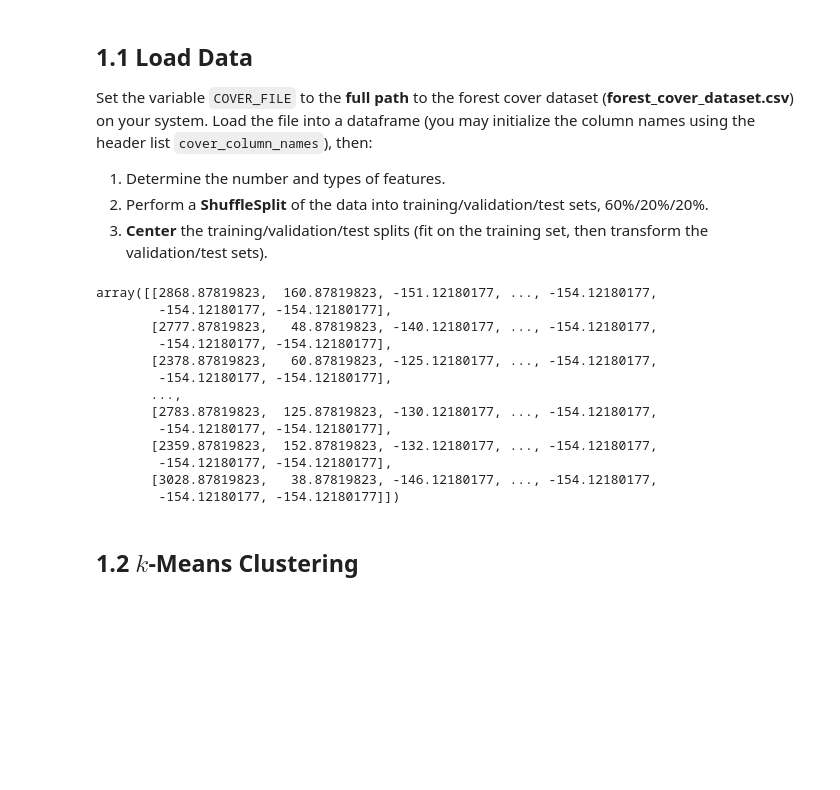
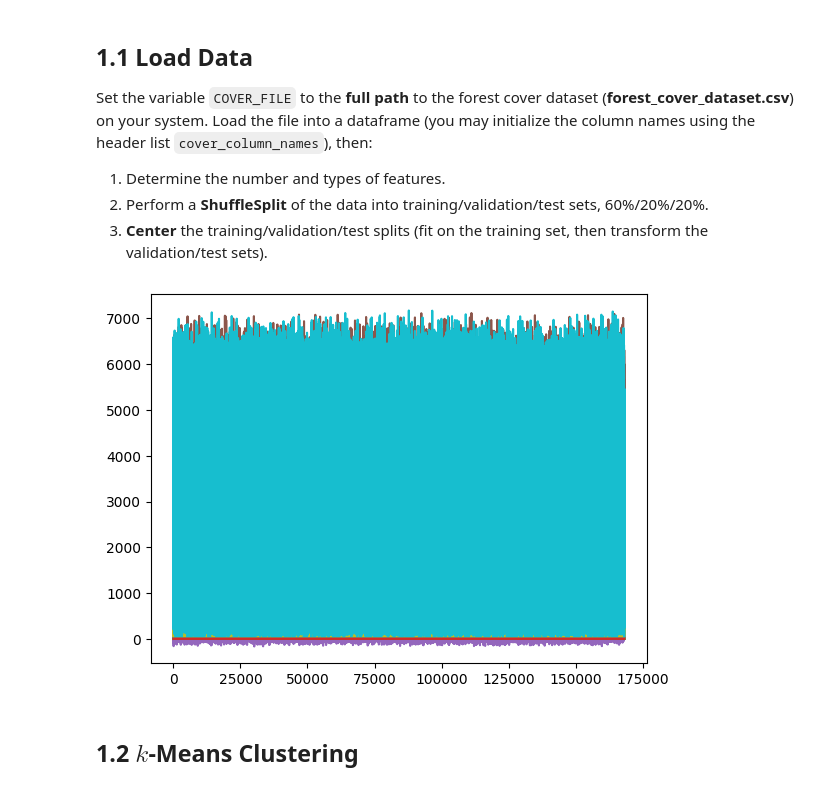
Before and after one commit to radio4444/Project-2, a Jupyter notebook: Project 2 - Student Version(1).ipynb, the cells around one changed output. Cells and saved outputs as stored; diff of their text form; code cells hidden in the pictures; blank space fills up the shorter version.

```diff
--- a/Project 2 - Student Version(1).ipynb
+++ b/Project 2 - Student Version(1).ipynb
@@ -136,27 +175,9 @@ transformer = FunctionTransformer(center_function, validate=True)
-# %%
-# **Center** the training/validation/test splits (fit on the training set, then transform the validation/test sets).
-
-data_centered_train = transformer.fit_transform(forest_train_proj)
-data_centered_valid = transformer.transform(forest_validation_proj)
-data_centered_test = transformer.transform(forest_test_proj)
-
-data_centered_full_train = transformer.transform(forest_train_proj_full)
-
-data_centered_test
-# %% [output]
-array([[2868.87819823,  160.87819823, -151.12180177, ..., -154.12180177,
-        -154.12180177, -154.12180177],
-       [2777.87819823,   48.87819823, -140.12180177, ..., -154.12180177,
-        -154.12180177, -154.12180177],
-       [2378.87819823,   60.87819823, -125.12180177, ..., -154.12180177,
-        -154.12180177, -154.12180177],
-       ...,
-       [2783.87819823,  125.87819823, -130.12180177, ..., -154.12180177,
-        -154.12180177, -154.12180177],
-       [2359.87819823,  152.87819823, -132.12180177, ..., -154.12180177,
-        -154.12180177, -154.12180177],
-       [3028.87819823,   38.87819823, -146.12180177, ..., -154.12180177,
-        -154.12180177, -154.12180177]])
+# %%
+# sns.pairplot(forest_train_proj[])
+plt.plot(forest_train_proj)
+plt.show()
+# %% [output]
+[figure, added]
 # %% [markdown]
 ## 1.2 $k$-Means Clustering
 # %% [markdown]
```
Also changed, not shown: parts of 15 cells of this notebook.
